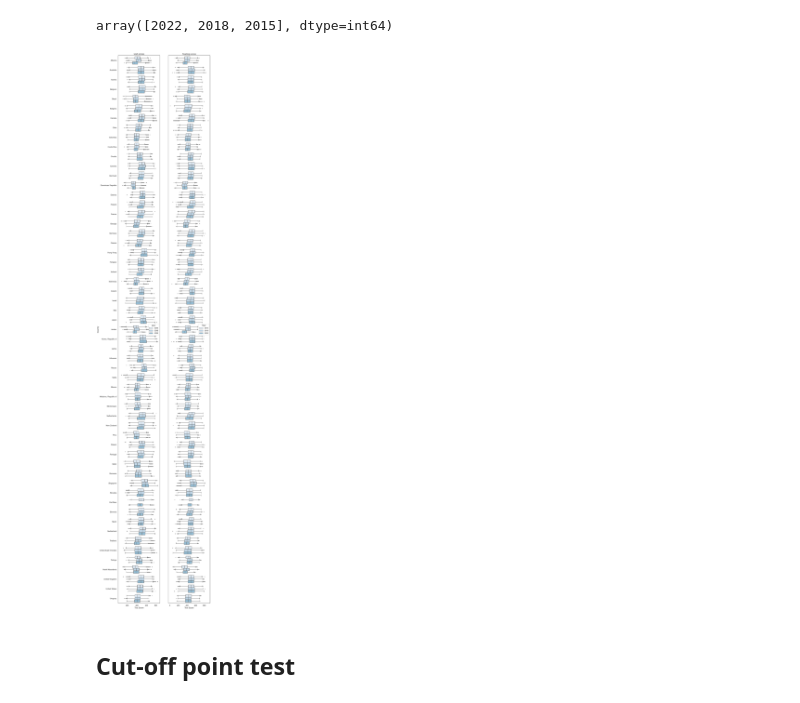
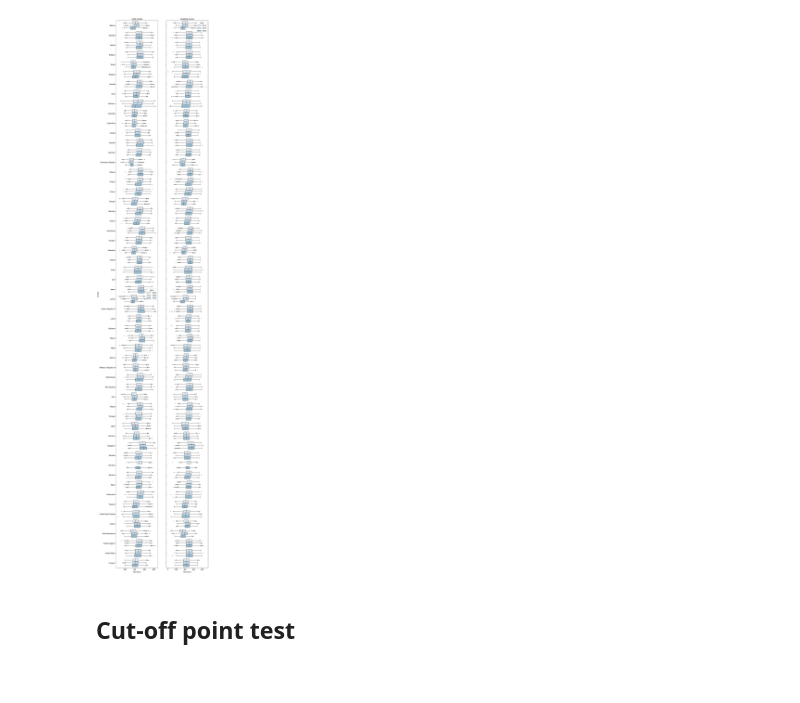
Before and after one commit to Sicco123/EconometricGame, a Jupyter notebook: EconGame.ipynb, the cells around one changed output. Saved outputs shown, nothing was run; the diff lists cells and outputs as text; code cells hidden in the pictures.

```diff
--- a/EconGame.ipynb
+++ b/EconGame.ipynb
@@ -21 +16,4 @@ df = data.loc[data['ST003D03T'].dropna().index]
+# %%
+# Drop data in which the birth month is missing
+df = data.loc[data['ST003D02T'].dropna().index]
 # %%
@@ -71,9 +70,11 @@ for name in data_filtered.country.unique():
     data_filtered.loc[row_indexer,'country_name'] = country_name
     # print('{:^3} : {}'.format(name, country_name))
 # %%
+# Select only countries that are in the panel all three years
 filtered_countries = []
 for country in data_filtered.country.unique():
     if data_filtered[data_filtered.country == country].year.nunique() == 3:
-        filtered_countries.append(country)
+        if country != 'Unknown':
+            filtered_countries.append(country)
 # %%
 data_filtered = data_filtered[data_filtered.country.isin(filtered_countries)]
@@ -82,29 +81,25 @@ df_bp = data_filtered[data_filtered.country_name != 'Unknown']
-# %%
-data_filtered.year.unique()
-# %% [output]
-array([2022, 2018, 2015], dtype=int64)
 # %%
 import pandas as pd
 import seaborn as sns
 import matplotlib.pyplot as plt
 
 
 # Create a boxplot using Seaborn with x and y axis flipped
 fig, axs = plt.subplots(1, 2, figsize=(10, 60))
 sns.set(style="white", palette="Blues", color_codes=True)
-sns.boxplot(x='math_score', y='country_name', hue='year', data=df_bp, flierprops={"marker": "."}, ax=axs[0])
-sns.boxplot(x='read_score', y='country_name', hue='year', data=df_bp, flierprops={"marker": "."}, ax=axs[1])
+sns.boxplot(x='math_score', y='country_name', hue='year', data=data_filtered, flierprops={"marker": "."}, ax=axs[0])
+sns.boxplot(x='read_score', y='country_name', hue='year', data=data_filtered, flierprops={"marker": "."}, ax=axs[1])
 axs[0].set_title('Math scores')
 axs[1].set_title('Reading scores')
 axs[1].set(yticklabels=[])
 axs[0].set_xlabel('Test Score')
 axs[0].set_ylabel('Country')
 axs[1].set_xlabel('Test Score')
 axs[1].set_ylabel('')
 plt.legend(title='Year')
 plt.show()
 # %% [output]
-[figure, old version]
+[figure, new version]
 # %% [markdown]
 ## Cut-off point test
 # %%
```
Also changed, not shown: parts of 10 cells of this notebook.
